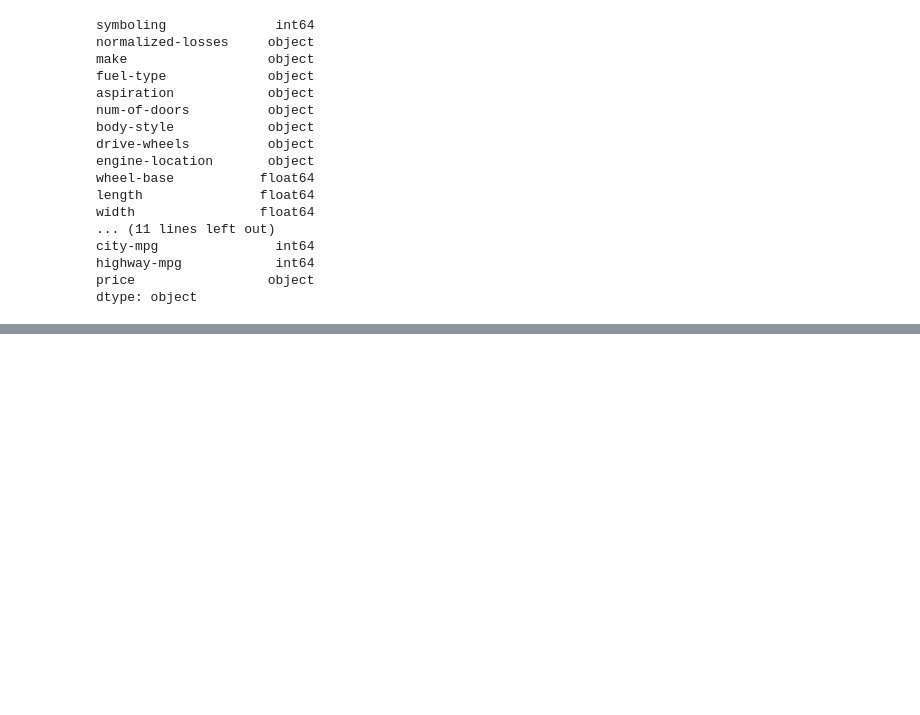
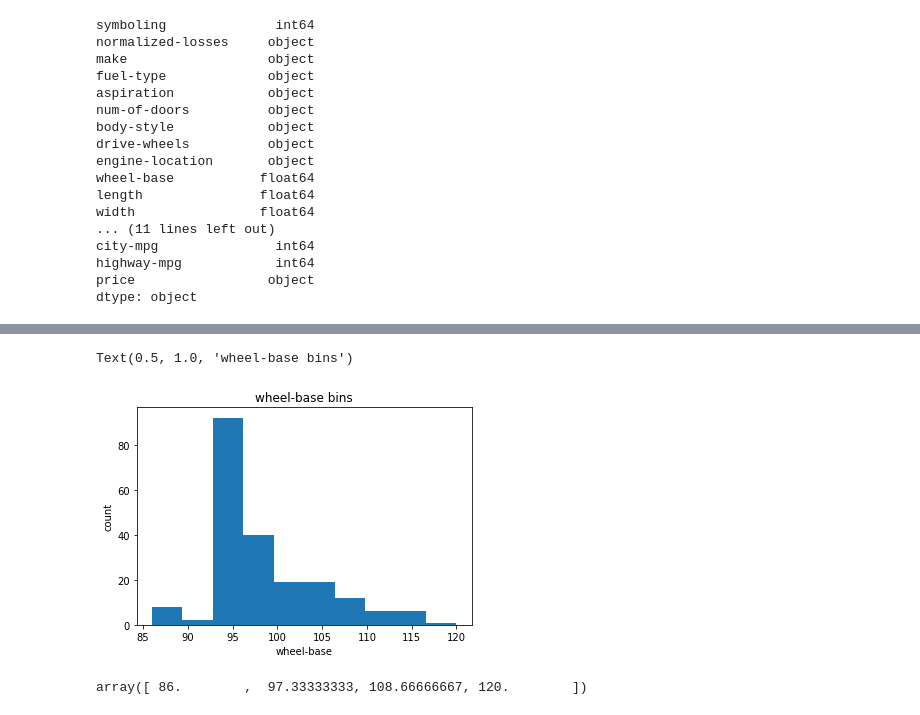
Before and after one commit to PosgradoMNA/actividades-de-aprendizaje-cardonasebastian, a Jupyter notebook: Semana 5: Data Analysis with Python (IBM).ipynb, the cells around one changed output, grey strips where cells are left out. Drawn from its saved outputs; the diff is of its cells as text; code cells hidden in the pictures; blank space fills up the shorter version.

```diff
--- a/Semana 5: Data Analysis with Python (IBM).ipynb
+++ b/Semana 5: Data Analysis with Python (IBM).ipynb
@@ -128,3 +128,7 @@ df.head()
 | 3 | 2 | 164 | audi | gas | std | four | sedan | fwd | ... |
 | 4 | 2 | 164 | audi | gas | std | four | sedan | 4wd | ... |
 5 rows × 27 columns
+# %%
+#reemplazar (valor original) por (valor original)/(valor máximo)
+df['length'] = df['length']/df['length'].max()
+df['width'] = df['width']/df['width'].max()
@@ -130,0 +145,3 @@ df.head()
+# %%
+df["wheel-base"]=df["wheel-base"].astype(int, copy=True)
+df
@@ -130,0 +162,17 @@ df.head()
+# %%
+import matplotlib as plt
+from matplotlib import pyplot
+plt.pyplot.hist(df["wheel-base"])
+
+# asignando x/y etiquetas y el titulo
+plt.pyplot.xlabel("wheel-base")
+plt.pyplot.ylabel("count")
+plt.pyplot.title("wheel-base bins")
+# %% [output]
+Text(0.5, 1.0, 'wheel-base bins')
+[figure, added]
+# %%
+bins = np.linspace(min(df["wheel-base"]), max(df["wheel-base"]), 4)
+bins
+# %% [output]
+array([ 86.        ,  97.33333333, 108.66666667, 120.        ])
```
Also changed, not shown: parts of 12 cells of this notebook.
